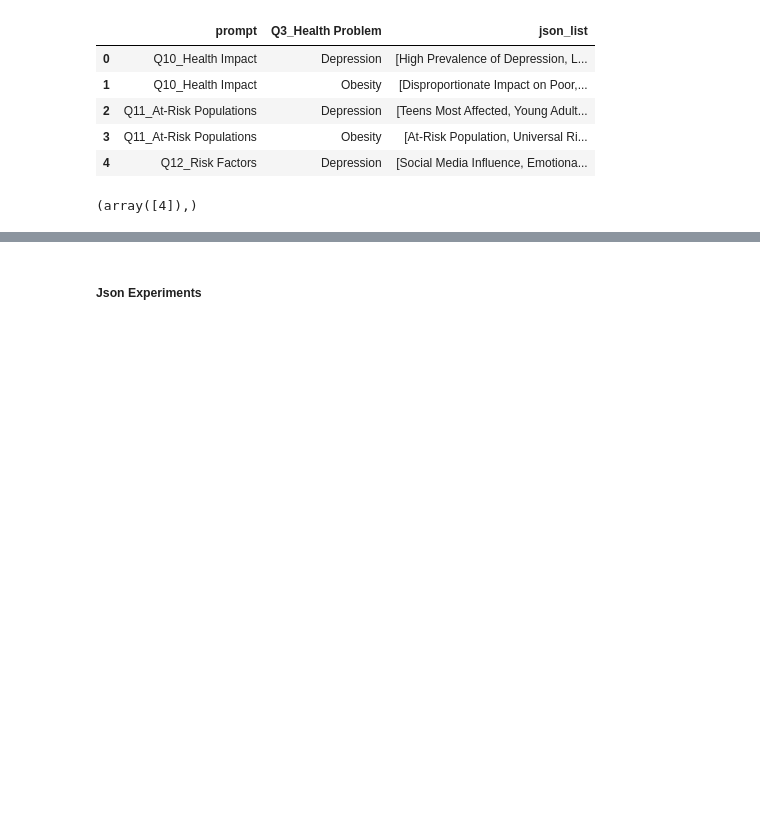
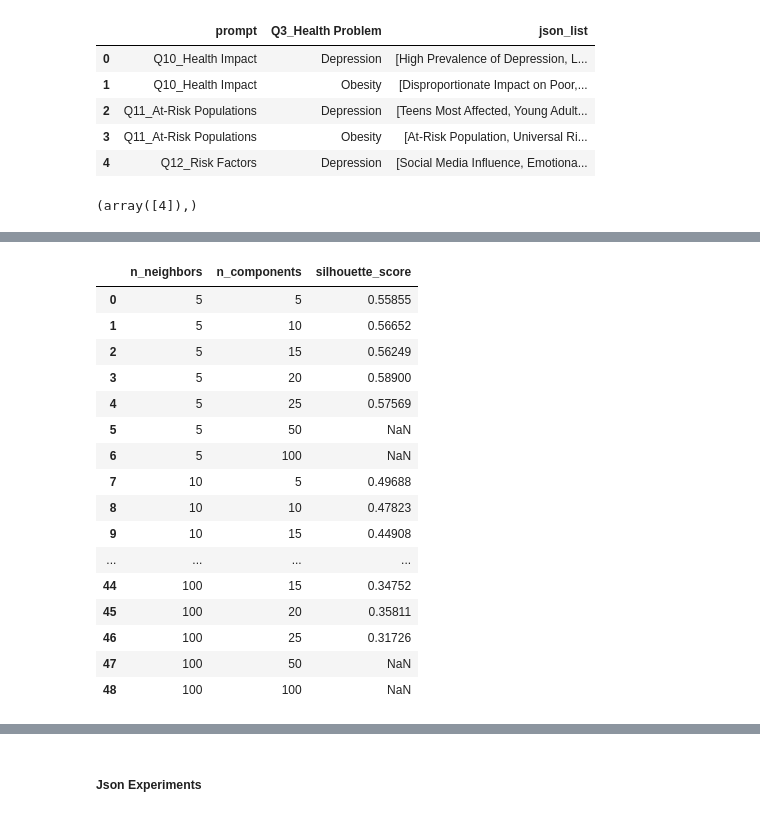
Before and after one commit to low-ethan/axial-coding, a Jupyter notebook: cluster_sentences.ipynb, the cells around one changed output, grey strips where cells are left out. Cells and saved outputs as stored; diff of their text form; code cells hidden in the pictures; blank space fills up the shorter version.

```diff
--- a/cluster_sentences.ipynb
+++ b/cluster_sentences.ipynb
@@ -454,0 +490,20 @@ Outdoor Gyms Encourage Exercise
+# %%
+score_df
+# %% [output]
+|  | n_neighbors | n_components | silhouette_score |
+| 0 | 5 | 5 | 0.55855 |
+| 1 | 5 | 10 | 0.56652 |
+| 2 | 5 | 15 | 0.56249 |
+| 3 | 5 | 20 | 0.58900 |
+| 4 | 5 | 25 | 0.57569 |
+| 5 | 5 | 50 | NaN |
+| 6 | 5 | 100 | NaN |
+| 7 | 10 | 5 | 0.49688 |
+| 8 | 10 | 10 | 0.47823 |
+| 9 | 10 | 15 | 0.44908 |
+| ... | ... | ... | ... |
+| 44 | 100 | 15 | 0.34752 |
+| 45 | 100 | 20 | 0.35811 |
+| 46 | 100 | 25 | 0.31726 |
+| 47 | 100 | 50 | NaN |
+| 48 | 100 | 100 | NaN |
```
Also changed, not shown: parts of 12 cells of this notebook, 1 other file.
